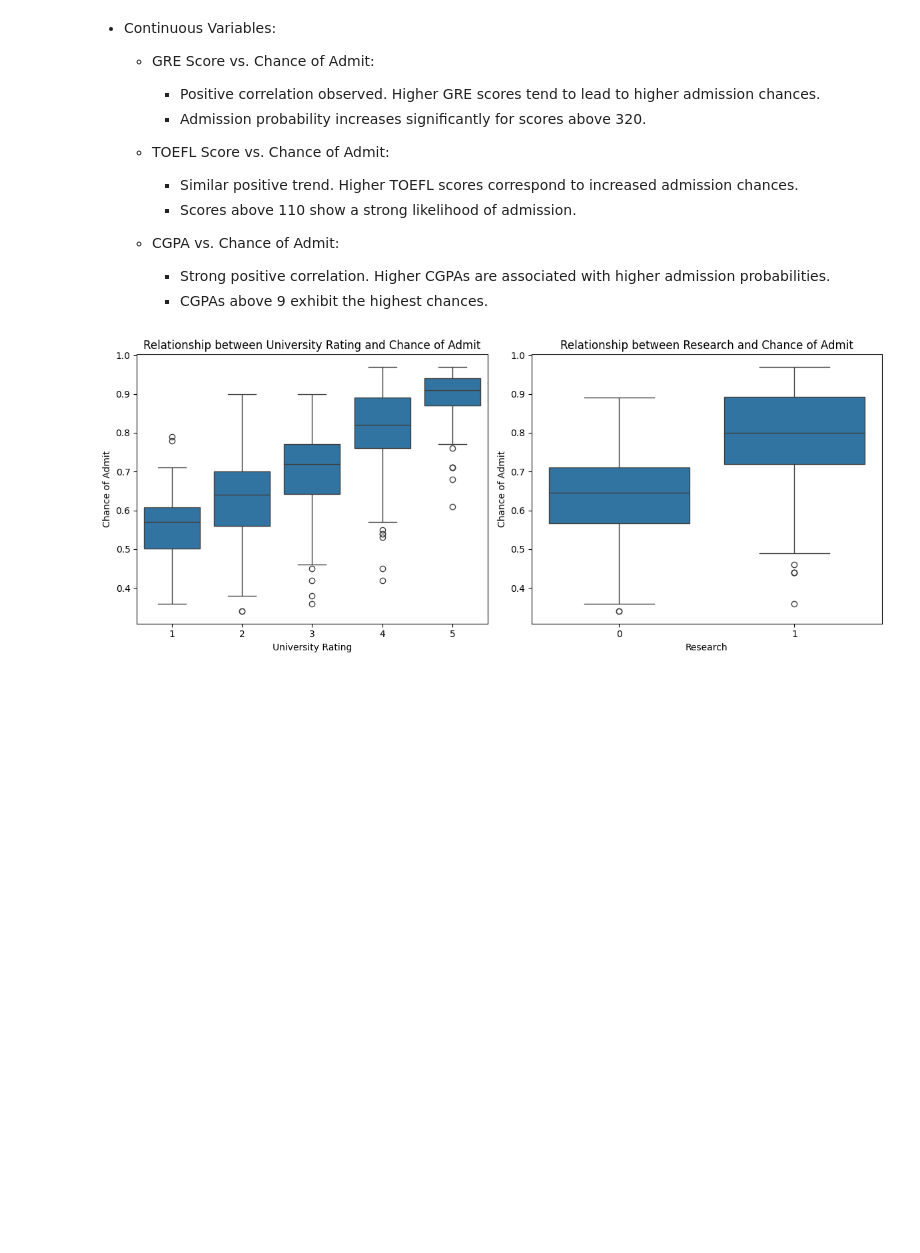
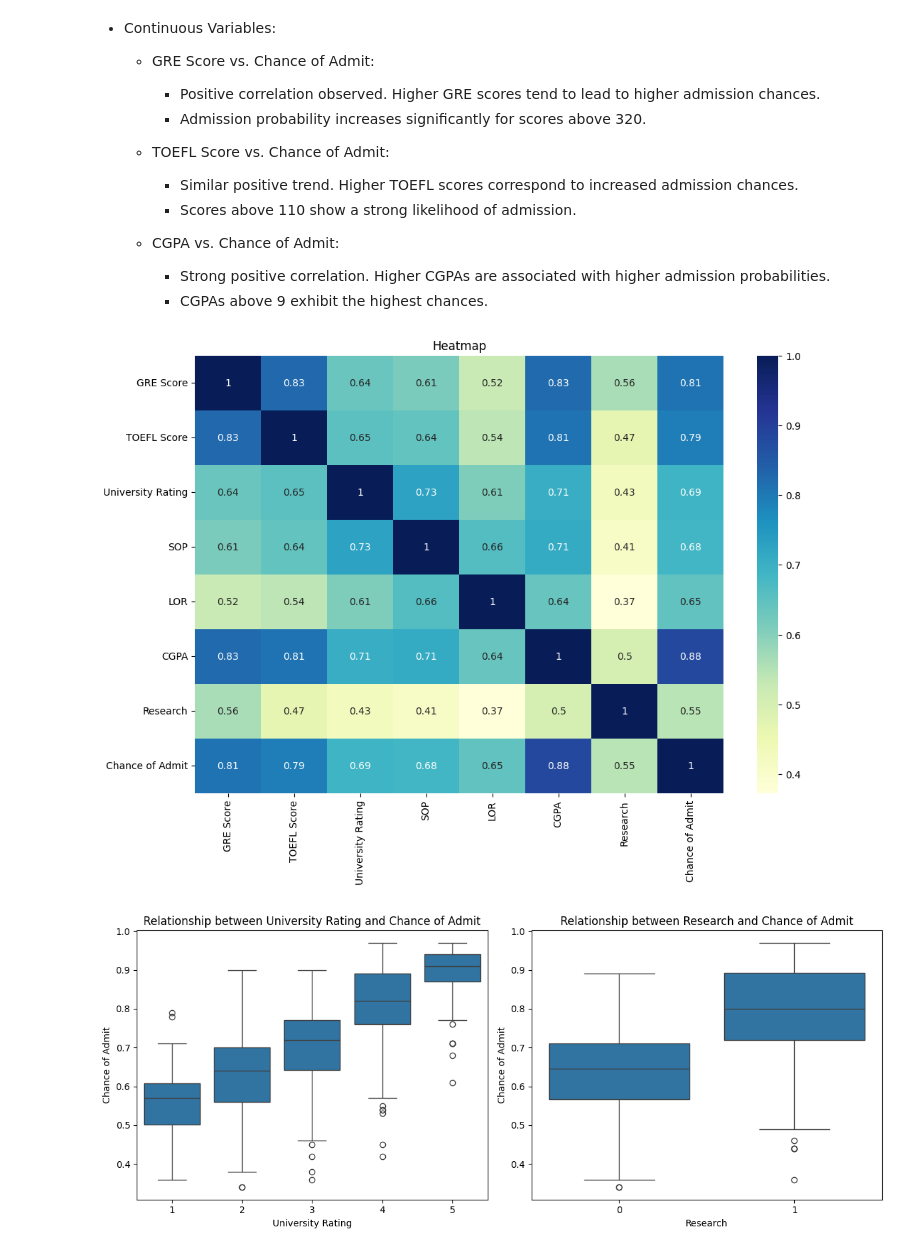
Before and after one commit to mohithsaran/Jamboree_ML, a Jupyter notebook: ml.ipynb, the cells around one changed output. Drawn from its saved outputs; the diff is of its cells as text; code cells hidden in the pictures; blank space fills up the shorter version.

```diff
--- a/ml.ipynb
+++ b/ml.ipynb
@@ -247,6 +259,16 @@ for var in continuous_predictors:
 
         - Strong positive correlation. Higher CGPAs are associated with higher admission probabilities.
         - CGPAs above 9 exhibit the highest chances.
+# %%
+#Bivariate
+#Correlation
+plt.figure(figsize=(12,8))
+df_corr = df.corr()
+sns.heatmap(df_corr, cmap='YlGnBu', annot=True)
+plt.title('Heatmap')
+plt.show()
+# %% [output]
+[figure, added]
 # %%
 # Bivariate Analysis: Box plots for categorical variables against Chance of Admit
 
```
Also changed, not shown: parts of 22 cells of this notebook.
